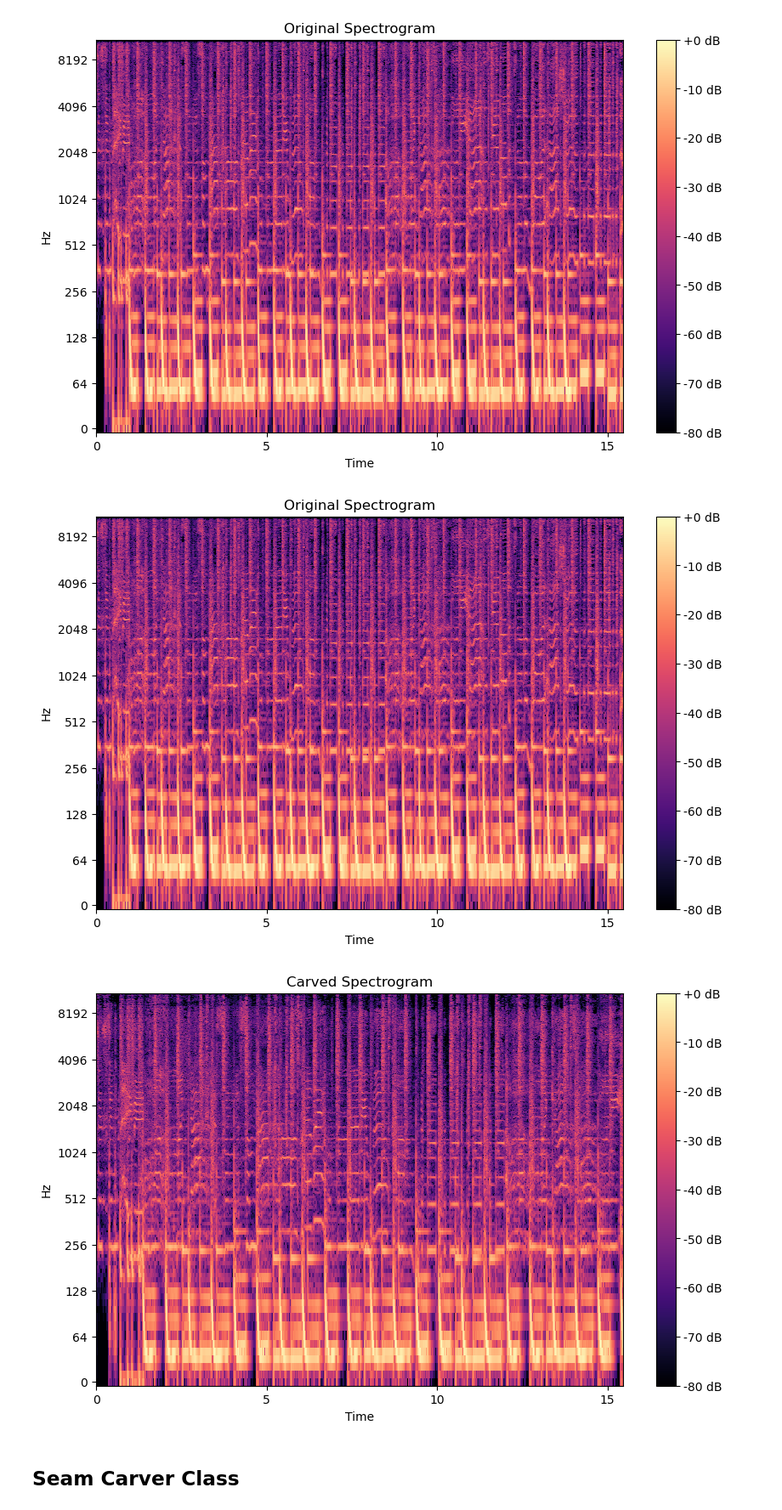
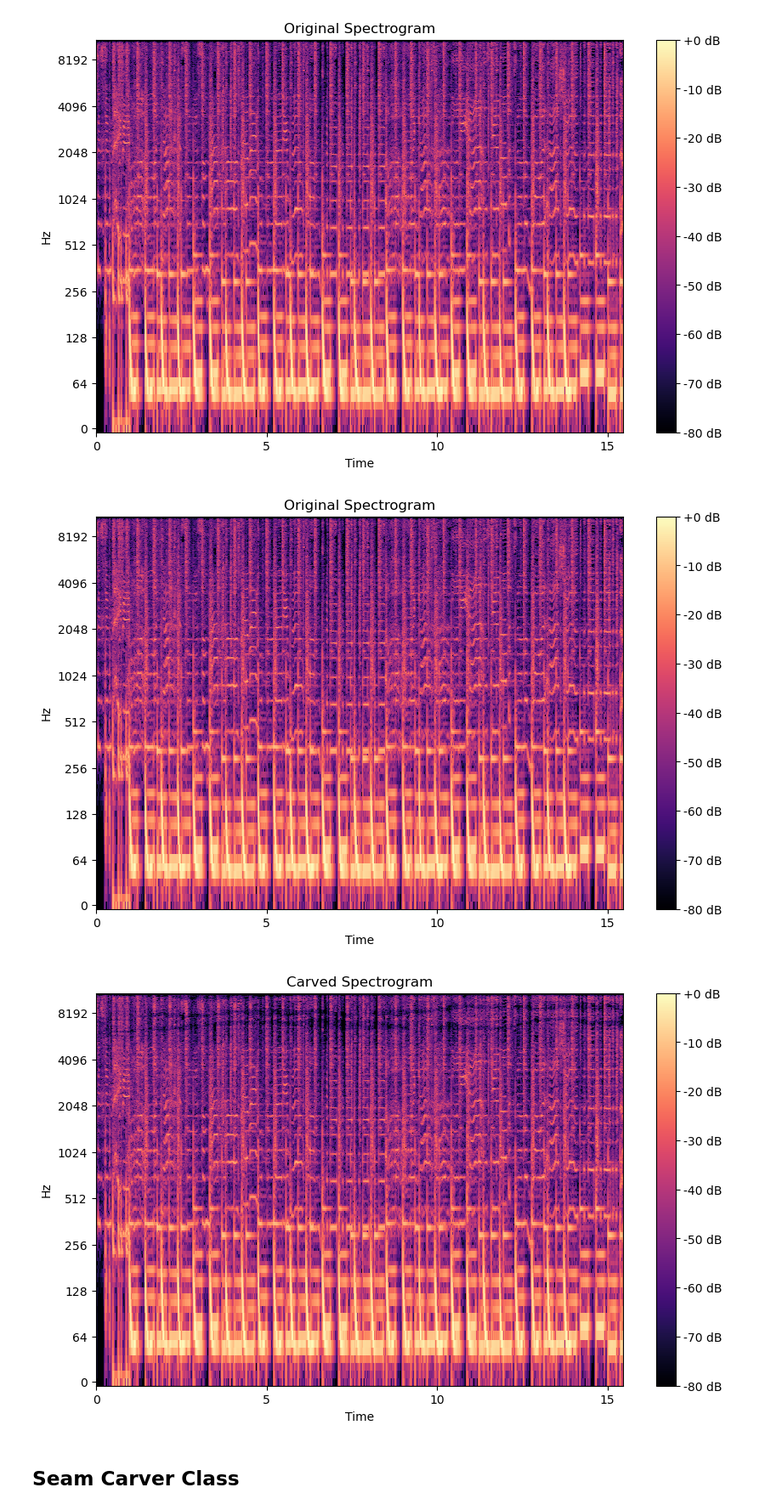
Before and after one commit to Aloosha2/audio_carver, a Jupyter notebook: audio/seamcarving_using_spectrogram.ipynb, the cells around one changed output. Shown at 85% size. Drawn from its saved outputs; the diff is of its cells as text; code cells hidden in the pictures.

```diff
--- a/audio/seamcarving_using_spectrogram.ipynb
+++ b/audio/seamcarving_using_spectrogram.ipynb
@@ -60,36 +60,36 @@ D_dbD = librosa.amplitude_to_db(np.abs(DD), ref=np.max)
 # Plot the spectrogram
 plt.figure(figsize=(10, 6))
 librosa.display.specshow(D_dbD, sr=sr_nj, x_axis='time', y_axis='log')
 plt.colorbar(format='%+2.0f dB')
 plt.title('Original Spectrogram')
 
 xmin, xmax, ymin, ymax = plt.axis()
 #plt.ylim(0,1500)
 plt.show()
 
 
 #new_flute, sr_f = librosa.load('NewJeansOMG_vertical200.wav')
-new_flute, sr_f = librosa.load('NewJeansOMG_h_22kHz_300.wav')
+new_flute, sr_f = librosa.load('NewJeansOMG_horizontal400.wav')
 D = librosa.stft(new_flute)
 # Magnitude and phase
 magnitude = np.abs(D)
 phase = np.angle(D)
 complex_spectrogram = magnitude * np.exp(1j * phase)
 
 # Calculate spectrogram for complex spectrogram data
 D_db = librosa.amplitude_to_db(np.abs(complex_spectrogram), ref=np.max)
 plt.figure(figsize=(10, 6))
 librosa.display.specshow(D_db, sr=sr_f, x_axis='time', y_axis='log')
 plt.colorbar(format='%+2.0f dB')
 plt.title('Carved Spectrogram')
 
 # Set the same axis limits as the first plot
 plt.axis([xmin, xmax, ymin, ymax])
-plt.savefig("NewJeans_NewJeansOMG_h_22kHz_300.png")
+plt.savefig("NewJeans_horizontal400.png")
 plt.show()
 # %% [output]
 [figure]
-[figure, old version]
+[figure, new version]
 # %% [markdown]
 ## Seam Carver Class
 # %%
```
Also changed, not shown: 5 other files.
